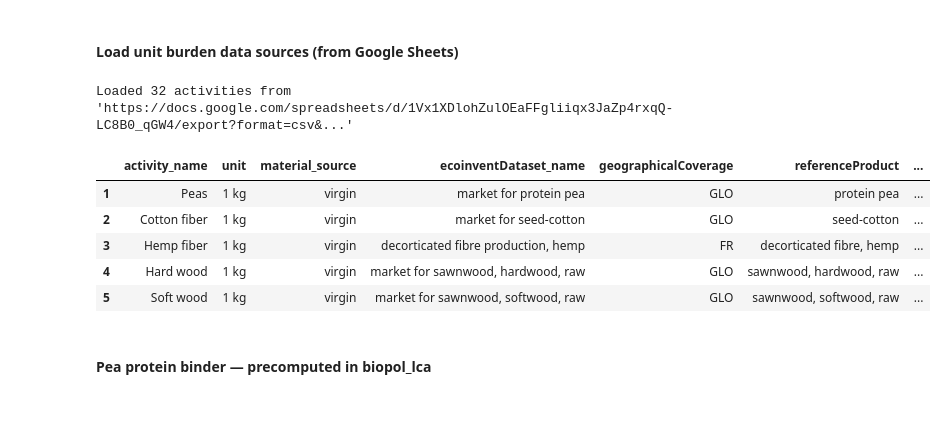
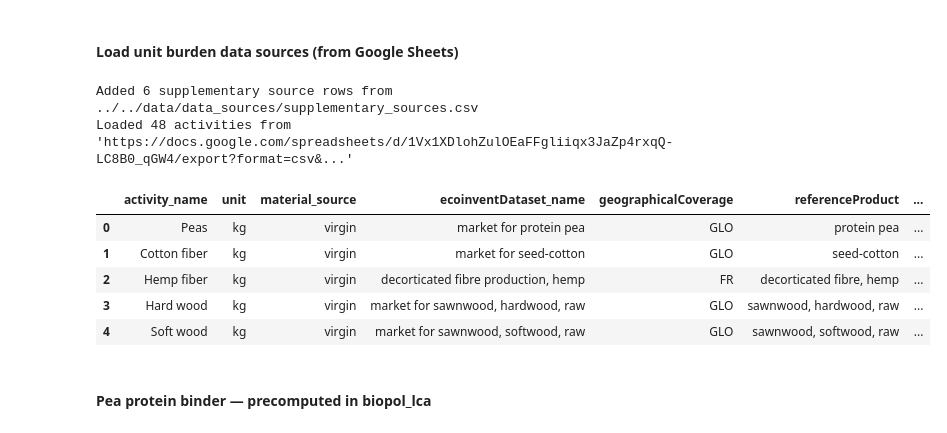
Before and after one commit to TanyaTsui/lca_circular_biobased, a Jupyter notebook: notebooks/260813_lcaModel/01_dataPrep.ipynb, the cells around one changed output. Saved outputs shown, nothing was run; the diff lists cells and outputs as text; code cells hidden in the pictures.

```diff
--- a/notebooks/260813_lcaModel/01_dataPrep.ipynb
+++ b/notebooks/260813_lcaModel/01_dataPrep.ipynb
@@ -189,38 +189,50 @@ def get_kg_conversion_factor(act):
 # %% [markdown]
 #### Load unit burden data sources (from Google Sheets)
 # %%
+import os
 import pandas as pd
 import re
 
 SHEET_ID = "1Vx1XDlohZulOEaFFgliiqx3JaZp4rxqQ-LC8B0_qGW4"
 GID = "1997851380"  # unit_burdens_dataSources tab
 
 sheet_url = f"https://docs.google.com/spreadsheets/d/{SHEET_ID}/export?format=csv&gid={GID}"
 df_sources = pd.read_csv(sheet_url, na_values=["n/a"])
 
 # section-header rows (e.g. "Bio-based materials") have no `unit` value — drop them
 df_sources = df_sources[df_sources["unit"].notna()].copy()
 
 for col in ["activity_name", "unit", "material_source", "ecoinventDataset_name",
             "geographicalCoverage", "referenceProduct", "alternative_data_source"]:
     df_sources[col] = df_sources[col].astype("string").str.strip()
 
 def normalize_unit(raw):
     """'1 kg' -> 'kg', '1 ton km' -> 'ton km', '1 kwh' -> 'kwh'."""
     return re.sub(r"^1\s*", "", str(raw)).strip()
 
+# ── Supplementary rows not (yet) in the sheet: EoL datasets for baseline products (concrete, brick, plastic...) ──
+SUPPLEMENTARY_PATH = "../../data/data_sources/supplementary_sources.csv"
+if os.path.exists(SUPPLEMENTARY_PATH):
+    df_supp = pd.read_csv(SUPPLEMENTARY_PATH, na_values=["n/a"])
+    for col in df_supp.columns:
+        if col in df_sources.columns and str(df_sources[col].dtype) == "string":
+            df_supp[col] = df_supp[col].astype("string").str.strip()
+    df_sources = pd.concat([df_sources, df_supp[[c for c in df_supp.columns if c in df_sources.columns]]], ignore_index=True)
+    print(f"Added {len(df_supp)} supplementary source rows from {SUPPLEMENTARY_PATH}")
+
 df_sources["material_unit"] = df_sources["unit"].apply(normalize_unit)
 
 print(f"Loaded {len(df_sources)} activities from '{sheet_url.split('gid=')[0]}...'")
 df_sources.head()
 # %% [output]
-Loaded 32 activities from 'https://docs.google.com/spreadsheets/d/1Vx1XDlohZulOEaFFgliiqx3JaZp4rxqQ-LC8B0_qGW4/export?format=csv&...'
+Added 6 supplementary source rows from ../../data/data_sources/supplementary_sources.csv
+Loaded 48 activities from 'https://docs.google.com/spreadsheets/d/1Vx1XDlohZulOEaFFgliiqx3JaZp4rxqQ-LC8B0_qGW4/export?format=csv&...'
 |  | activity_name | unit | material_source | ecoinventDataset_name | geographicalCoverage | referenceProduct | ... |
-| 1 | Peas | 1 kg | virgin | market for protein pea | GLO | protein pea | ... |
-| 2 | Cotton fiber | 1 kg | virgin | market for seed-cotton | GLO | seed-cotton | ... |
-| 3 | Hemp fiber | 1 kg | virgin | decorticated fibre production, hemp | FR | decorticated fibre, hemp | ... |
-| 4 | Hard wood | 1 kg | virgin | market for sawnwood, hardwood, raw | GLO | sawnwood, hardwood, raw | ... |
-| 5 | Soft wood | 1 kg | virgin | market for sawnwood, softwood, raw | GLO | sawnwood, softwood, raw | ... |
+| 0 | Peas | kg | virgin | market for protein pea | GLO | protein pea | ... |
+| 1 | Cotton fiber | kg | virgin | market for seed-cotton | GLO | seed-cotton | ... |
+| 2 | Hemp fiber | kg | virgin | decorticated fibre production, hemp | FR | decorticated fibre, hemp | ... |
+| 3 | Hard wood | kg | virgin | market for sawnwood, hardwood, raw | GLO | sawnwood, hardwood, raw | ... |
+| 4 | Soft wood | kg | virgin | market for sawnwood, softwood, raw | GLO | sawnwood, softwood, raw | ... |
 # %% [markdown]
 #### Pea protein binder — precomputed in biopol_lca
 # %%
```
Also changed, not shown: parts of 3 cells of this notebook, 2 other files.
